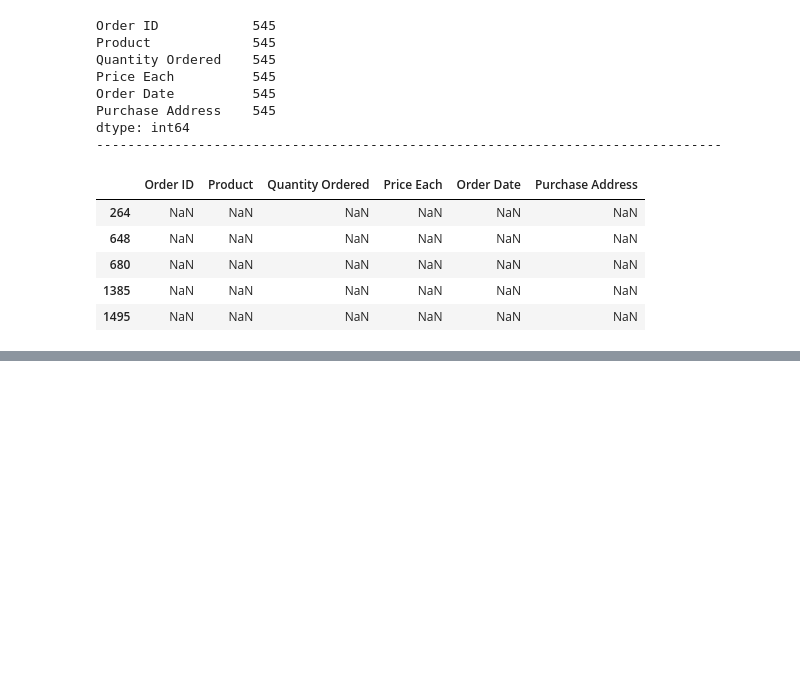
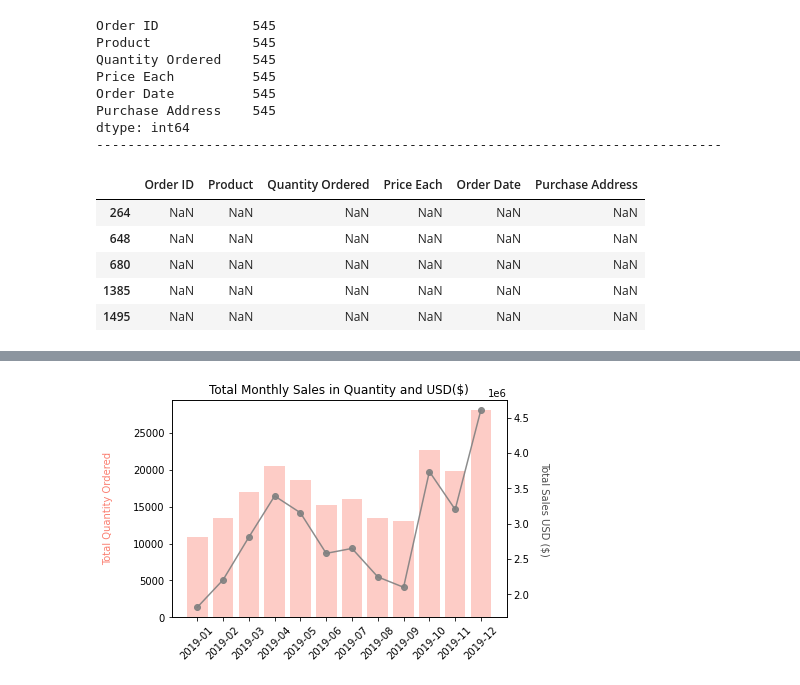
Before and after one commit to dana6691/Sales_Analysis, a Jupyter notebook: sales.ipynb, the cells around one changed output, grey strips where cells are left out. Drawn from its saved outputs; the diff is of its cells as text; code cells hidden in the pictures; blank space fills up the shorter version.

```diff
--- a/sales.ipynb
+++ b/sales.ipynb
@@ -147,0 +109,5 @@ array(['12', 'Or', nan, '01', '04', '05', '02', '03', '08', '09', '06',
+# %%
+#Pickled object to file
+all_data.to_pickle("./dummy.pkl")
+df = pd.read_pickle("./dummy.pkl")
+df.info()
@@ -147,0 +139,18 @@ array(['12', 'Or', nan, '01', '04', '05', '02', '03', '08', '09', '06',
+# %%
+# Q1 How many items do we sell each month?
+monthly = df.groupby('Y/M',as_index=False).agg(Monthly_Sales = ("Quantity Ordered",sum))
+df['Sales_USD'] = df['Quantity Ordered']* df['Price Each']
+monthly_usd = df.groupby('Y/M',as_index=False).agg(Total_Sales_USD = ("Sales_USD",sum))
+
+fig,ax = plt.subplots()
+plt.title('Total Monthly Sales in Quantity and USD($)')
+ax.bar(monthly['Y/M'],monthly.Monthly_Sales, color="salmon",alpha=0.4)
+ax2=ax.twinx() # ax2 handles y
+ax2.plot(monthly_usd['Y/M'], monthly_usd["Total_Sales_USD"],color="grey",marker="o",alpha=0.9)
+
+ax.set_ylabel('Total Quantity Ordered', color="salmon",labelpad=20)
+ax2.set_ylabel('Total Sales USD ($)',color="black",alpha=0.7,rotation=-90,labelpad=20)
+ax.tick_params(axis="x",labelrotation=45)
+plt.show()
+# %% [output]
+[figure, added]
```
Also changed, not shown: parts of 27 cells of this notebook, 3 other files.
